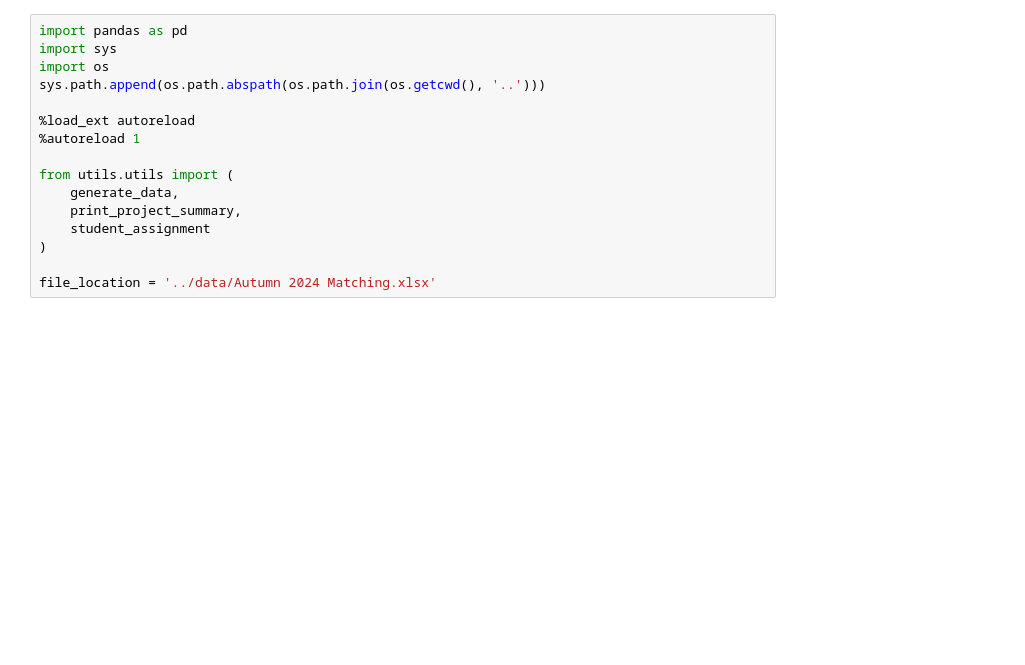
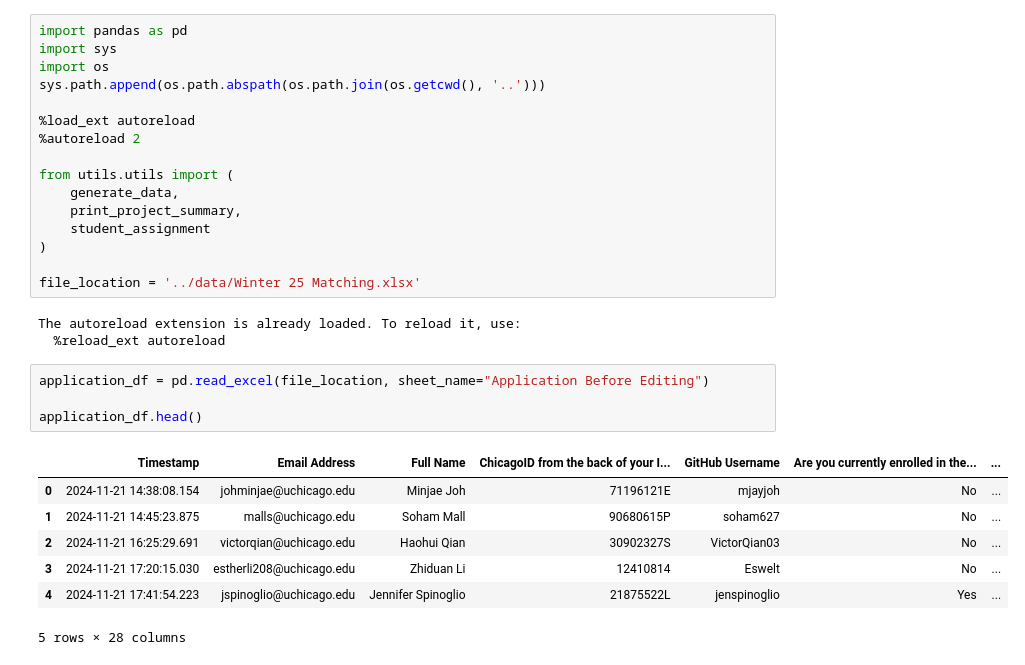
Before and after one commit to dsi-clinic/the-clinic, a Jupyter notebook: admin/matching/notebooks/matching.ipynb, the cells around one changed output. Saved outputs shown, nothing was run; the diff lists cells and outputs as text; blank space fills up the shorter version.

Commit message:
Checkpoint matching update

```diff
--- a/admin/matching/notebooks/matching.ipynb
+++ b/admin/matching/notebooks/matching.ipynb
@@ -5,7 +5,7 @@ import os
 sys.path.append(os.path.abspath(os.path.join(os.getcwd(), '..')))
 
 %load_ext autoreload
-%autoreload 1
+%autoreload 2
 
 from utils.utils import (
     generate_data,
@@ -13,4 +13,19 @@ from utils.utils import (
     student_assignment
 )
 
-file_location = '../data/Autumn 2024 Matching.xlsx'
+file_location = '../data/Winter 25 Matching.xlsx'
+# %% [output]
+The autoreload extension is already loaded. To reload it, use:
+  %reload_ext autoreload
+# %%
+application_df = pd.read_excel(file_location, sheet_name="Application Before Editing")
+
+application_df.head()
+# %% [output]
+|  | Timestamp | Email Address | Full Name | ChicagoID from the back of your I... | GitHub Username | Are you currently enrolled in the... | ... |
+| 0 | 2024-11-21 14:38:08.154 | johminjae@uchicago.edu | Minjae Joh | 71196121E | mjayjoh | No | ... |
+| 1 | 2024-11-21 14:45:23.875 | malls@uchicago.edu | Soham Mall | 90680615P | soham627 | No | ... |
+| 2 | 2024-11-21 16:25:29.691 | victorqian@uchicago.edu | Haohui Qian | 30902327S | VictorQian03 | No | ... |
+| 3 | 2024-11-21 17:20:15.030 | estherli208@uchicago.edu | Zhiduan Li | 12410814 | Eswelt | No | ... |
+| 4 | 2024-11-21 17:41:54.223 | jspinoglio@uchicago.edu | Jennifer Spinoglio | 21875522L | jenspinoglio | Yes | ... |
+5 rows × 28 columns
```
Also changed, not shown: parts of 11 cells of this notebook, 2 other files.
